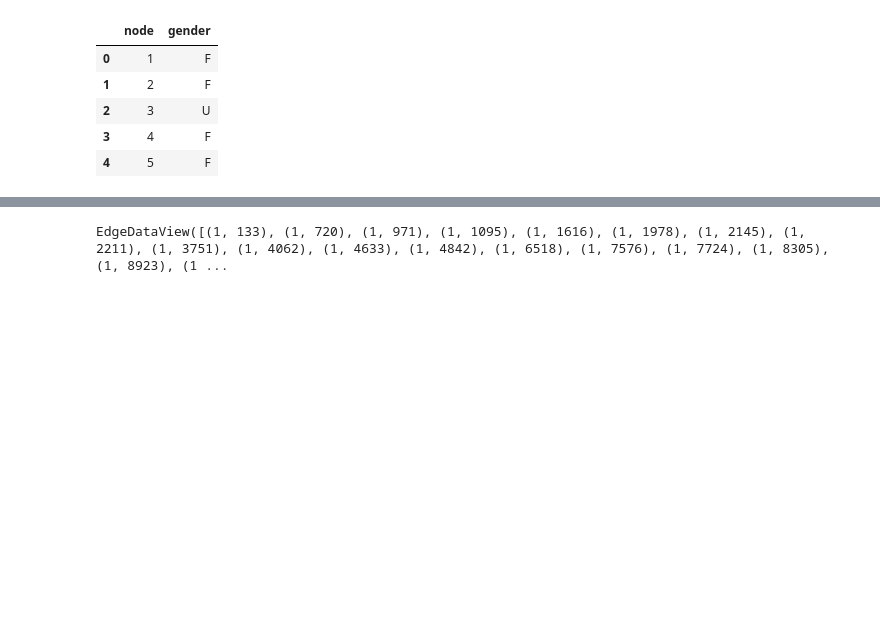
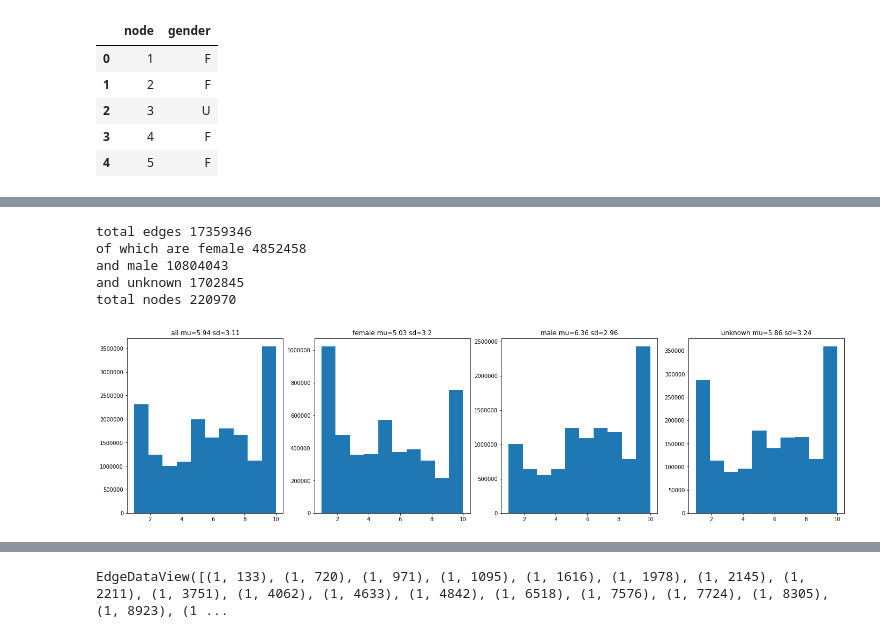
Before and after one commit to tomvopat/na2020-rating_profiles, a Jupyter notebook: rating_profiles.ipynb, the cells around one changed output, grey strips where cells are left out. Cells and saved outputs as stored; diff of their text form; code cells hidden in the pictures; blank space fills up the shorter version.

Commit message:
Merge gender, show histograms for each group

```diff
--- a/rating_profiles.ipynb
+++ b/rating_profiles.ipynb
@@ -15,13 +15,22 @@ import matplotlib.pyplot as plt
 %matplotlib inline
 # %%
 # paths to data files
-PATH_RATINGS = "data/ratings.dat"
+PATH_RATINGS = "data/ratings.csv"
 PATH_GENDER = "data/gender.dat"
 PATH_GRAPH = "data/graph.gexf"
 # %%
 #ratings = pd.read_csv(PATH_RATINGS, names=['rater', 'rated', 'rating'])
-ratings = pd.read_csv(PATH_RATINGS, names=['source', 'target', 'weight'])
+ratings = pd.read_csv(PATH_RATINGS)
 gender = pd.read_csv(PATH_GENDER, names=['node', 'gender'])
+# %%
+degrees = pd.Series(ratings.groupby('source')['target'].nunique(), name="degree")
+
+joined = pd.merge(ratings, gender, left_on='source', right_on='node').drop(columns="node")
+joined = pd.merge(joined, degrees, on='source')
+# %%
+female = joined[joined['gender'] == 'M']
+male = joined[joined['gender'] == 'F']
+unknown = joined[joined['gender'] == 'U']
 # %%
 ratings.head(5)
 # %% [output]
@@ -42,0 +61,33 @@ gender.head(5)
+# %%
+print('total edges', len(ratings))
+print('of which are female', len(female))
+print('and male', len(male))
+print('and unknown', len(unknown))
+print('total nodes', len(gender))
+# %% [output]
+total edges 17359346
+of which are female 4852458
+and male 10804043
+and unknown 1702845
+total nodes 220970
+# %%
+fig, ax = plt.subplots(1, 4)
+fig.set_size_inches(24, 6)
+
+def get_title(name, df):
+    mu = np.round(df["weight"].mean(), 2)
+    sd = np.round(df["weight"].std(), 2)
+    return f"{name} mu={mu} sd={sd}"
+
+ax[0].hist(joined["weight"], bins=10)
+ax[0].set_title(get_title('all', joined))
+ax[1].hist(female["weight"], bins=10)
+ax[1].set_title(get_title('female', female))
+ax[2].hist(male["weight"], bins=10)
+ax[2].set_title(get_title('male', male))
+ax[3].hist(unknown["weight"], bins=10)
+ax[3].set_title(get_title('unknown', unknown))
+
+plt.show()
+# %% [output]
+[figure, added]
```
Also changed, not shown: parts of 12 cells of this notebook.
